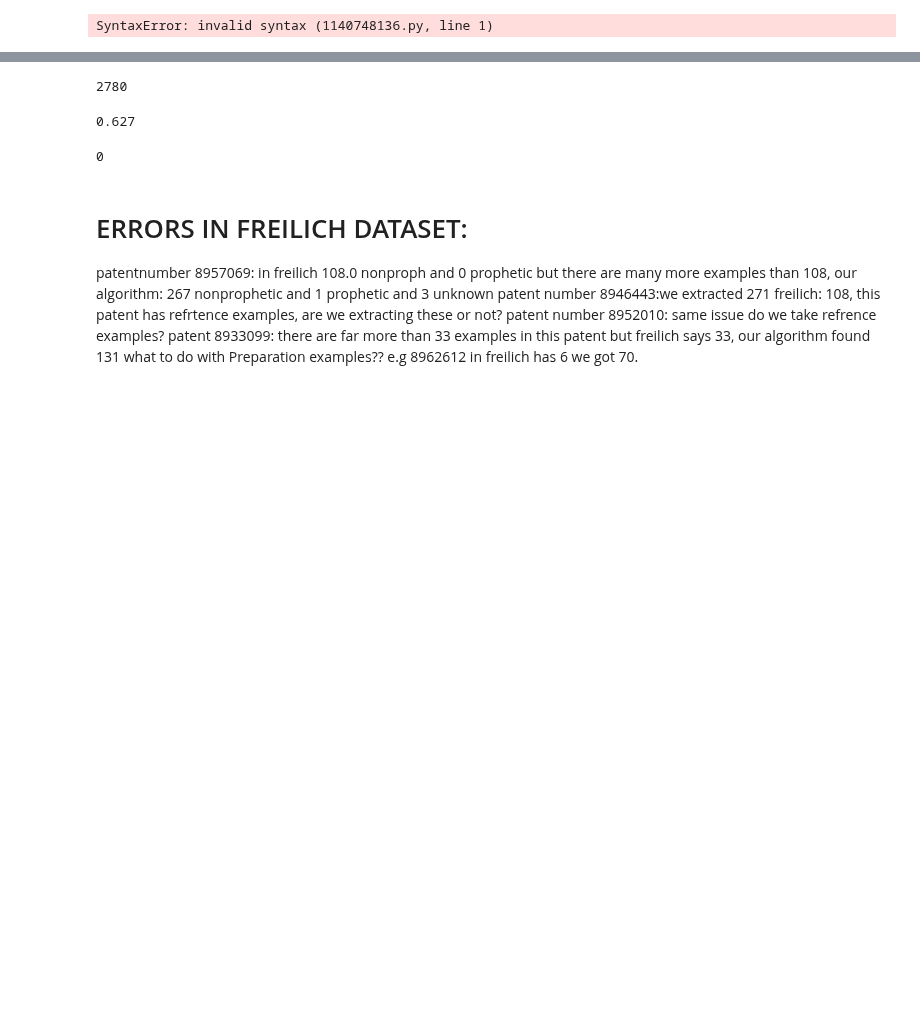
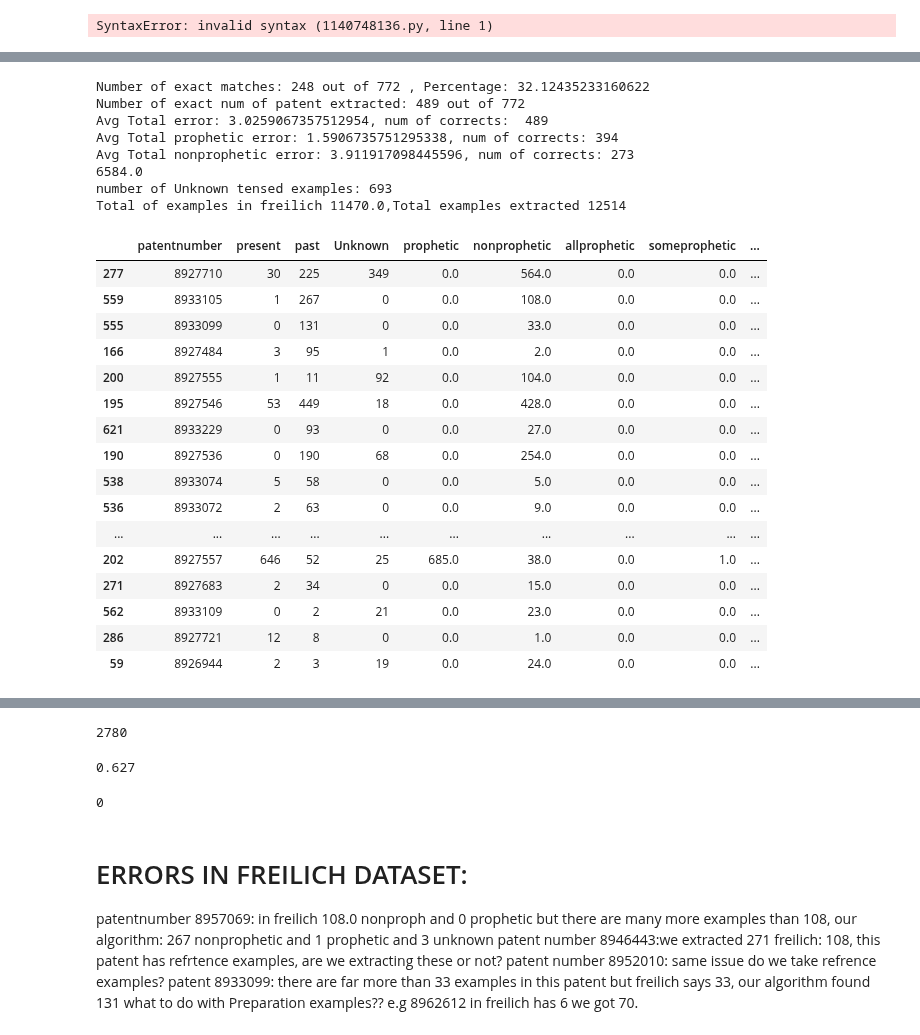
Before and after one commit to AmirMohammadiKarbalaei/prophetic_patents, a Jupyter notebook: notebooks/freilich_test_set.ipynb, the cells around one changed output, grey strips where cells are left out. Drawn from its saved outputs; the diff is of its cells as text; code cells hidden in the pictures; blank space fills up the shorter version.

```diff
--- a/notebooks/freilich_test_set.ipynb
+++ b/notebooks/freilich_test_set.ipynb
@@ -506,3 +924,50 @@ df_final["patentnumber"] = df_final["patentnumber"].apply(remove_leadiong_zeros)
+# %%
+df_final = pd.DataFrame(final).T.reset_index()
+df_final.columns = ["patentnumber","past","present","Unknown"]
+df_final["patentnumber"] = df_final["patentnumber"].apply(remove_leadiong_zeros)
+df_check = df_final.merge(merged,on= "patentnumber",how="left")[["patentnumber","present","past","Unknown","prophetic","nonprophetic","allprophetic","someprophetic"]]
+#df_check["past"] = df_check["past"] + df_check["Unknown"]
+df_check["Total_Extracted"] = df_check["past"] + df_check["present"]  #+ df_check["Unknown"]
+df_check["Total_Freilich"] = df_check["prophetic"] + df_check["nonprophetic"]
+df_check["prophetic_error"] = np.sqrt((df_check["prophetic"] - df_check["present"])**2)
+df_check["nonprophetic_error"] = np.sqrt((df_check["nonprophetic"] - df_check["past"])**2)
+df_check["Total_Mean_error"] = np.sqrt((df_check["Total_Freilich"] - df_check["Total_Extracted"])**2)
+df_check["Sum_error"] = df_check["prophetic_error"] + df_check["nonprophetic_error"] + df_check["Total_Mean_error"]
+print(f"Number of exact matches: {len(df_check[(df_check.prophetic_error ==0) & (df_check.nonprophetic_error ==0) & (df_check.Total_Mean_error ==0)])} out of {len(df_check)} , Percentage: {len(df_check[(df_check.prophetic_error ==0) & (df_check.nonprophetic_error ==0) & (df_check.Total_Mean_error ==0)])/len(df_check)*100}")
+print(f"Number of exact num of patent extracted: {len(df_check[(df_check.Total_Extracted == df_check.Total_Freilich)])} out of {len(df_check)}")
+print(f"Avg Total error: {df_check['Total_Mean_error'].mean()}, num of corrects:  {df_check[df_check['Total_Mean_error'] == 0].shape[0]}")
+print(f"Avg Total prophetic error: {df_check['prophetic_error'].mean()}, num of corrects: {df_check[df_check['prophetic_error'] == 0].shape[0]}")
+print(f"Avg Total nonprophetic error: {df_check['nonprophetic_error'].mean()}, num of corrects: {df_check[df_check['nonprophetic_error'] == 0].shape[0]}")
+print(f"{df_check['Sum_error'].sum()}")
+print(f"number of Unknown tensed examples: {df_check['Unknown'].sum()}")
+print(f"Total of examples in freilich {df_check.Total_Freilich.sum()},Total examples extracted {df_check.Total_Extracted.sum()}")
+df_check.sort_values("Total_Mean_error",ascending=False).head(20)
+# %% [output]
+Number of exact matches: 248 out of 772 , Percentage: 32.12435233160622
+Number of exact num of patent extracted: 489 out of 772
+Avg Total error: 3.0259067357512954, num of corrects:  489
+Avg Total prophetic error: 1.5906735751295338, num of corrects: 394
+Avg Total nonprophetic error: 3.911917098445596, num of corrects: 273
+6584.0
+number of Unknown tensed examples: 693
+Total of examples in freilich 11470.0,Total examples extracted 12514
+|  | patentnumber | present | past | Unknown | prophetic | nonprophetic | allprophetic | someprophetic | ... |
+| 277 | 8927710 | 30 | 225 | 349 | 0.0 | 564.0 | 0.0 | 0.0 | ... |
+| 559 | 8933105 | 1 | 267 | 0 | 0.0 | 108.0 | 0.0 | 0.0 | ... |
+| 555 | 8933099 | 0 | 131 | 0 | 0.0 | 33.0 | 0.0 | 0.0 | ... |
+| 166 | 8927484 | 3 | 95 | 1 | 0.0 | 2.0 | 0.0 | 0.0 | ... |
+| 200 | 8927555 | 1 | 11 | 92 | 0.0 | 104.0 | 0.0 | 0.0 | ... |
+| 195 | 8927546 | 53 | 449 | 18 | 0.0 | 428.0 | 0.0 | 0.0 | ... |
+| 621 | 8933229 | 0 | 93 | 0 | 0.0 | 27.0 | 0.0 | 0.0 | ... |
+| 190 | 8927536 | 0 | 190 | 68 | 0.0 | 254.0 | 0.0 | 0.0 | ... |
+| 538 | 8933074 | 5 | 58 | 0 | 0.0 | 5.0 | 0.0 | 0.0 | ... |
+| 536 | 8933072 | 2 | 63 | 0 | 0.0 | 9.0 | 0.0 | 0.0 | ... |
+| ... | ... | ... | ... | ... | ... | ... | ... | ... | ... |
+| 202 | 8927557 | 646 | 52 | 25 | 685.0 | 38.0 | 0.0 | 1.0 | ... |
+| 271 | 8927683 | 2 | 34 | 0 | 0.0 | 15.0 | 0.0 | 0.0 | ... |
+| 562 | 8933109 | 0 | 2 | 21 | 0.0 | 23.0 | 0.0 | 0.0 | ... |
+| 286 | 8927721 | 12 | 8 | 0 | 0.0 | 1.0 | 0.0 | 0.0 | ... |
+| 59 | 8926944 | 2 | 3 | 19 | 0.0 | 24.0 | 0.0 | 0.0 | ... |
 # %%
 # extract_examples(merged[merged["patentnumber"] == "9018332"]["xml"].values[0])
 # %%
```
Also changed, not shown: parts of 34 cells of this notebook, 1 other file.
